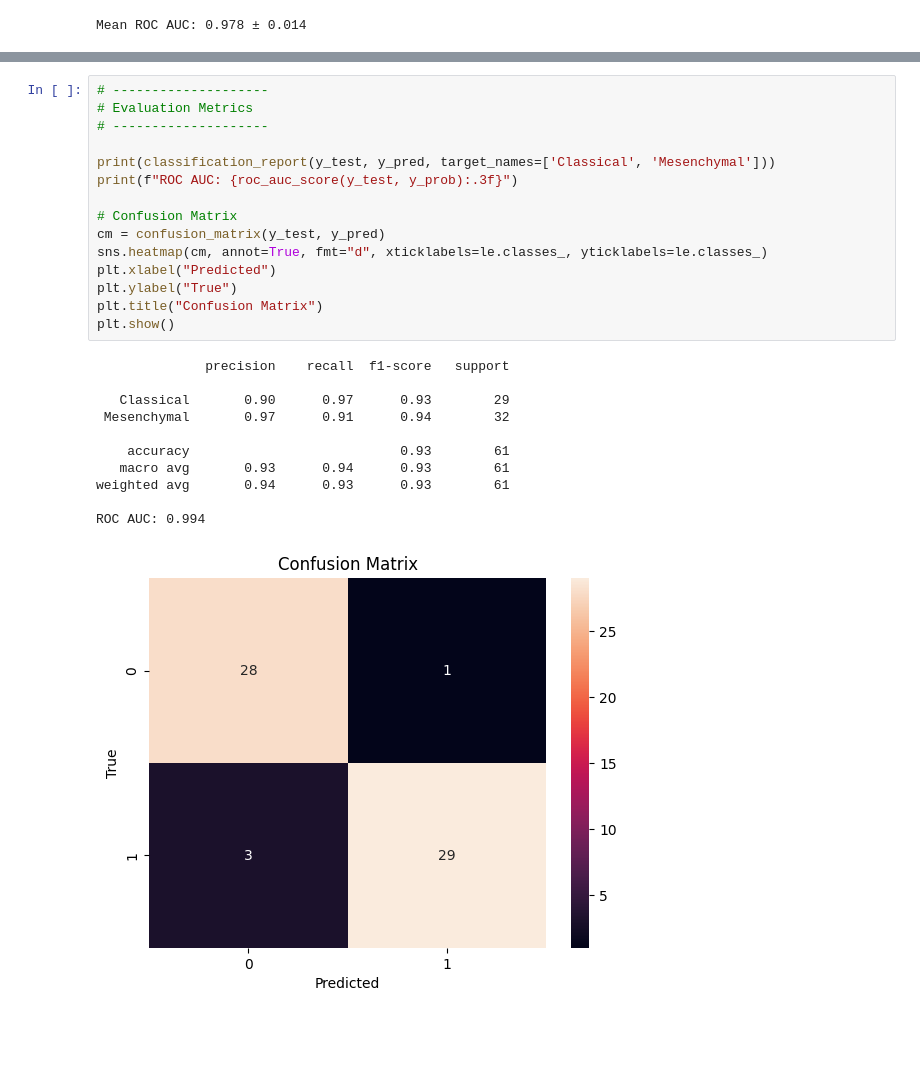
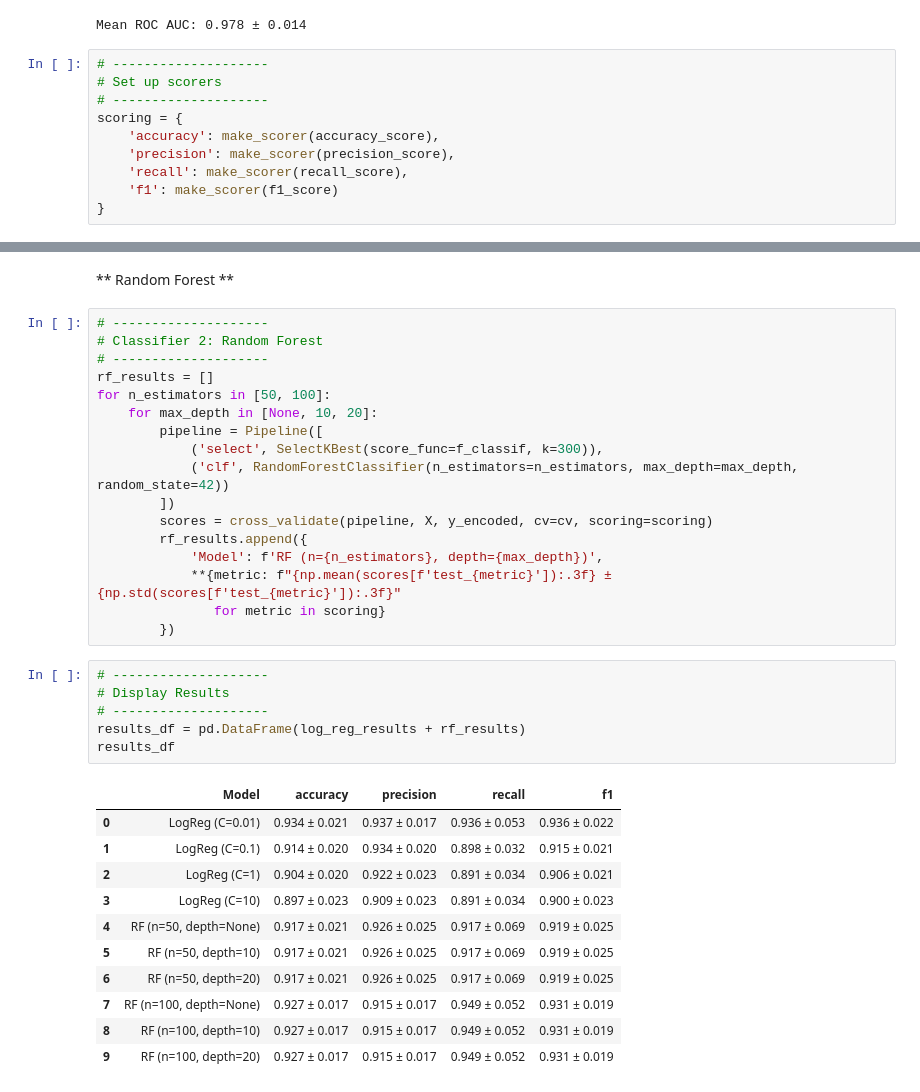
Before and after one commit to abrunhosa16/bioinformatics_ml, a Jupyter notebook: main.ipynb, the cells around one changed output, grey strips where cells are left out. Saved outputs shown, nothing was run; the diff lists cells and outputs as text; blank space fills up the shorter version.

```diff
--- a/main.ipynb
+++ b/main.ipynb
@@ -152,5 +163,15 @@ scores = cross_val_score(clf, X_scaled, y_encoded, cv=cv, scoring='roc_auc')
 print(f"Mean ROC AUC: {scores.mean():.3f} ± {scores.std():.3f}")
 # %% [output]
 Mean ROC AUC: 0.978 ± 0.014
+# %%
+# --------------------
+# Set up scorers
+# --------------------
+scoring = {
+    'accuracy': make_scorer(accuracy_score),
+    'precision': make_scorer(precision_score),
+    'recall': make_scorer(recall_score),
+    'f1': make_scorer(f1_score)
+}
 # %%
 # --------------------
@@ -163,27 +193,37 @@ y_prob = clf.predict_proba(X_test)[:, 1]
+# %% [markdown]
+** Random Forest **
+# %%
+# --------------------
+# Classifier 2: Random Forest
+# --------------------
+rf_results = []
+for n_estimators in [50, 100]:
+    for max_depth in [None, 10, 20]:
+        pipeline = Pipeline([
+            ('select', SelectKBest(score_func=f_classif, k=300)),
+            ('clf', RandomForestClassifier(n_estimators=n_estimators, max_depth=max_depth, random_state=42))
+        ])
+        scores = cross_validate(pipeline, X, y_encoded, cv=cv, scoring=scoring)
+        rf_results.append({
+            'Model': f'RF (n={n_estimators}, depth={max_depth})',
+            **{metric: f"{np.mean(scores[f'test_{metric}']):.3f} ± {np.std(scores[f'test_{metric}']):.3f}"
+               for metric in scoring}
+        })
 # %%
 # --------------------
-# Evaluation Metrics
+# Display Results
 # --------------------
-
-print(classification_report(y_test, y_pred, target_names=['Classical', 'Mesenchymal']))
-print(f"ROC AUC: {roc_auc_score(y_test, y_prob):.3f}")
-
-# Confusion Matrix
-cm = confusion_matrix(y_test, y_pred)
-sns.heatmap(cm, annot=True, fmt="d", xticklabels=le.classes_, yticklabels=le.classes_)
-plt.xlabel("Predicted")
-plt.ylabel("True")
-plt.title("Confusion Matrix")
-plt.show()
+results_df = pd.DataFrame(log_reg_results + rf_results)
+results_df
 # %% [output]
-              precision    recall  f1-score   support
-
-   Classical       0.90      0.97      0.93        29
- Mesenchymal       0.97      0.91      0.94        32
-
-    accuracy                           0.93        61
-   macro avg       0.93      0.94      0.93        61
-weighted avg       0.94      0.93      0.93        61
-
-ROC AUC: 0.994
-[figure, removed]
+|  | Model | accuracy | precision | recall | f1 |
+| 0 | LogReg (C=0.01) | 0.934 ± 0.021 | 0.937 ± 0.017 | 0.936 ± 0.053 | 0.936 ± 0.022 |
+| 1 | LogReg (C=0.1) | 0.914 ± 0.020 | 0.934 ± 0.020 | 0.898 ± 0.032 | 0.915 ± 0.021 |
+| 2 | LogReg (C=1) | 0.904 ± 0.020 | 0.922 ± 0.023 | 0.891 ± 0.034 | 0.906 ± 0.021 |
+| 3 | LogReg (C=10) | 0.897 ± 0.023 | 0.909 ± 0.023 | 0.891 ± 0.034 | 0.900 ± 0.023 |
+| 4 | RF (n=50, depth=None) | 0.917 ± 0.021 | 0.926 ± 0.025 | 0.917 ± 0.069 | 0.919 ± 0.025 |
+| 5 | RF (n=50, depth=10) | 0.917 ± 0.021 | 0.926 ± 0.025 | 0.917 ± 0.069 | 0.919 ± 0.025 |
+| 6 | RF (n=50, depth=20) | 0.917 ± 0.021 | 0.926 ± 0.025 | 0.917 ± 0.069 | 0.919 ± 0.025 |
+| 7 | RF (n=100, depth=None) | 0.927 ± 0.017 | 0.915 ± 0.017 | 0.949 ± 0.052 | 0.931 ± 0.019 |
+| 8 | RF (n=100, depth=10) | 0.927 ± 0.017 | 0.915 ± 0.017 | 0.949 ± 0.052 | 0.931 ± 0.019 |
+| 9 | RF (n=100, depth=20) | 0.927 ± 0.017 | 0.915 ± 0.017 | 0.949 ± 0.052 | 0.931 ± 0.019 |
```
Also changed, not shown: parts of 4 cells of this notebook, 2 other files.
